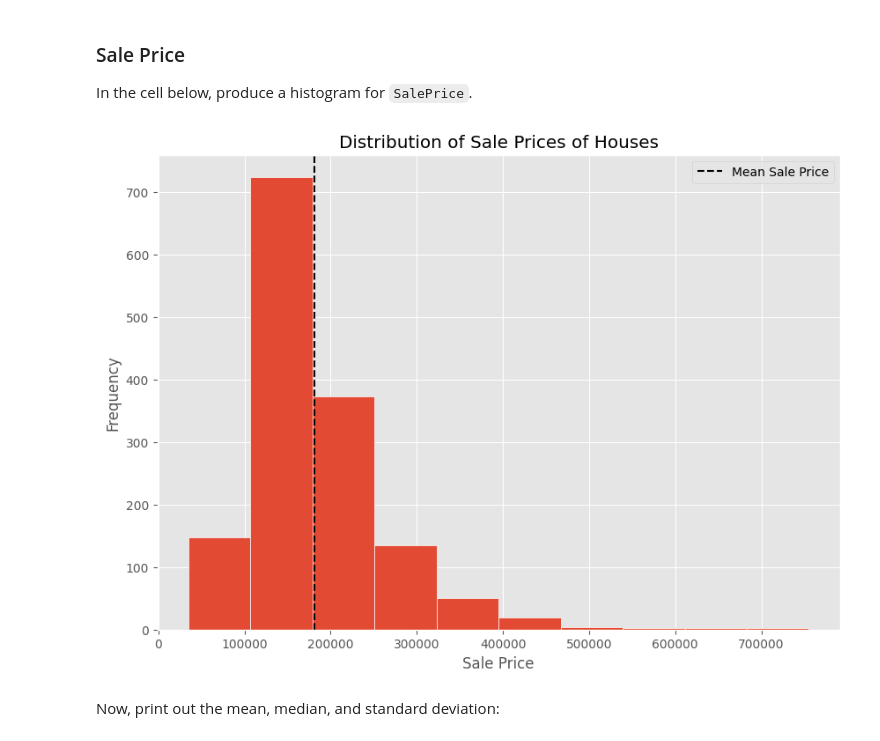
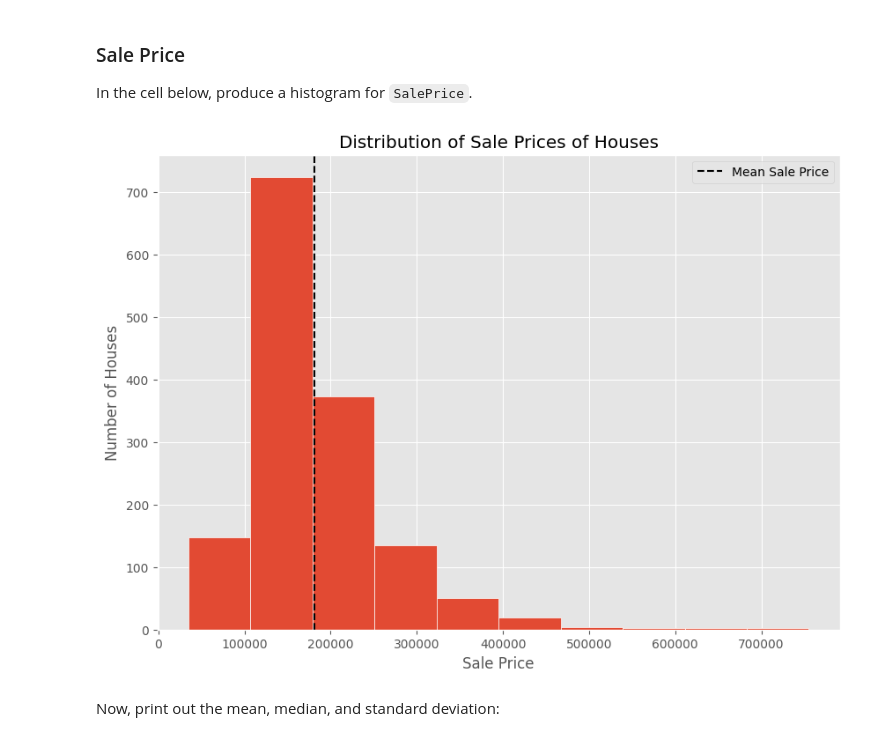
Before and after one commit to Jimmy-ai1/Pandas-eda-project1, a Jupyter notebook: index.ipynb, the cells around one changed output. Cells and saved outputs as stored; diff of their text form; code cells hidden in the pictures.

```diff
--- a/index.ipynb
+++ b/index.ipynb
@@ -169,14 +169,14 @@ In the cell below, produce a histogram for `SalePrice`.
 # %%
 # Your code here
 fig, ax = plt.subplots(figsize=(10, 7))
 ax.hist(df['SalePrice'], edgecolor='white')
 ax.axvline(df['SalePrice'].mean(), ls='dashed', color='black', label='Mean Sale Price')
 ax.set_xlabel('Sale Price')
-ax.set_ylabel('Frequency')
+ax.set_ylabel('Number of Houses')
 ax.set_title('Distribution of Sale Prices of Houses')
 ax.legend();
 # %% [output]
-[figure, old version]
+[figure, new version]
 # %% [markdown]
 Now, print out the mean, median, and standard deviation:
 # %%
```
Also changed, not shown: parts of 3 cells of this notebook.
